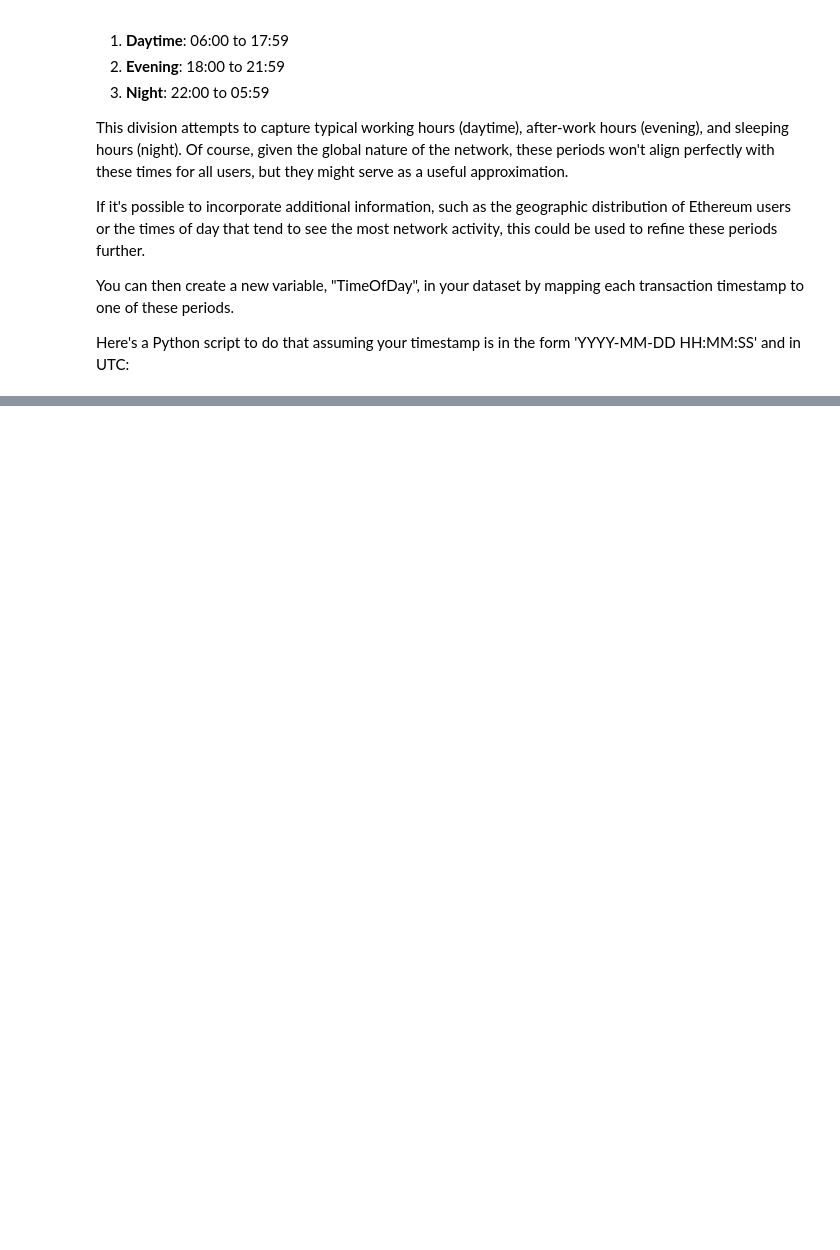
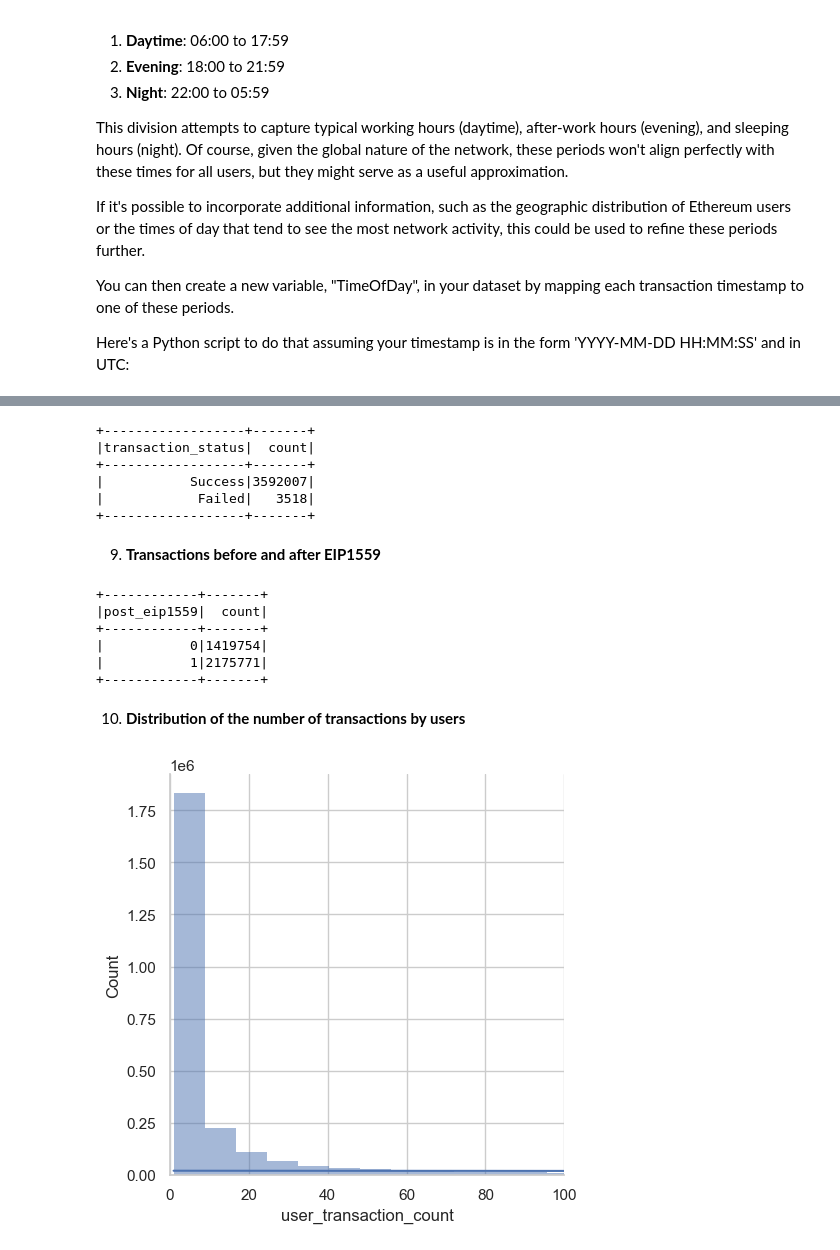
Before and after one commit to AysajanE/ethereum-transaction-fee-mechanisms, a Jupyter notebook: code/data_preprocessing.ipynb, the cells around one changed output, grey strips where cells are left out. Cells and saved outputs as stored; diff of their text form; code cells hidden in the pictures; blank space fills up the shorter version.

```diff
--- a/code/data_preprocessing.ipynb
+++ b/code/data_preprocessing.ipynb
@@ -447,0 +763,29 @@ df['time_of_day'] = df['transaction_timestamp'].apply(assign_time_of_day)
+# %%
+df.groupBy("transaction_status").count().show()
+# %% [output]
++------------------+-------+
+|transaction_status|  count|
++------------------+-------+
+|           Success|3592007|
+|            Failed|   3518|
++------------------+-------+
+# %% [markdown]
+9. **Transactions before and after EIP1559**
+# %%
+df.groupBy("post_eip1559").count().show()
+# %% [output]
++------------+-------+
+|post_eip1559|  count|
++------------+-------+
+|           0|1419754|
+|           1|2175771|
++------------+-------+
+# %% [markdown]
+10. **Distribution of the number of transactions by users**
+# %%
+pdf = df.select("user_transaction_count").toPandas()
+sns.displot(pdf, x="user_transaction_count", kde=True)
+plt.xlim([0, 100])
+plt.show()
+# %% [output]
+[figure, added]
```
Also changed, not shown: parts of 71 cells of this notebook, 2 other files.
